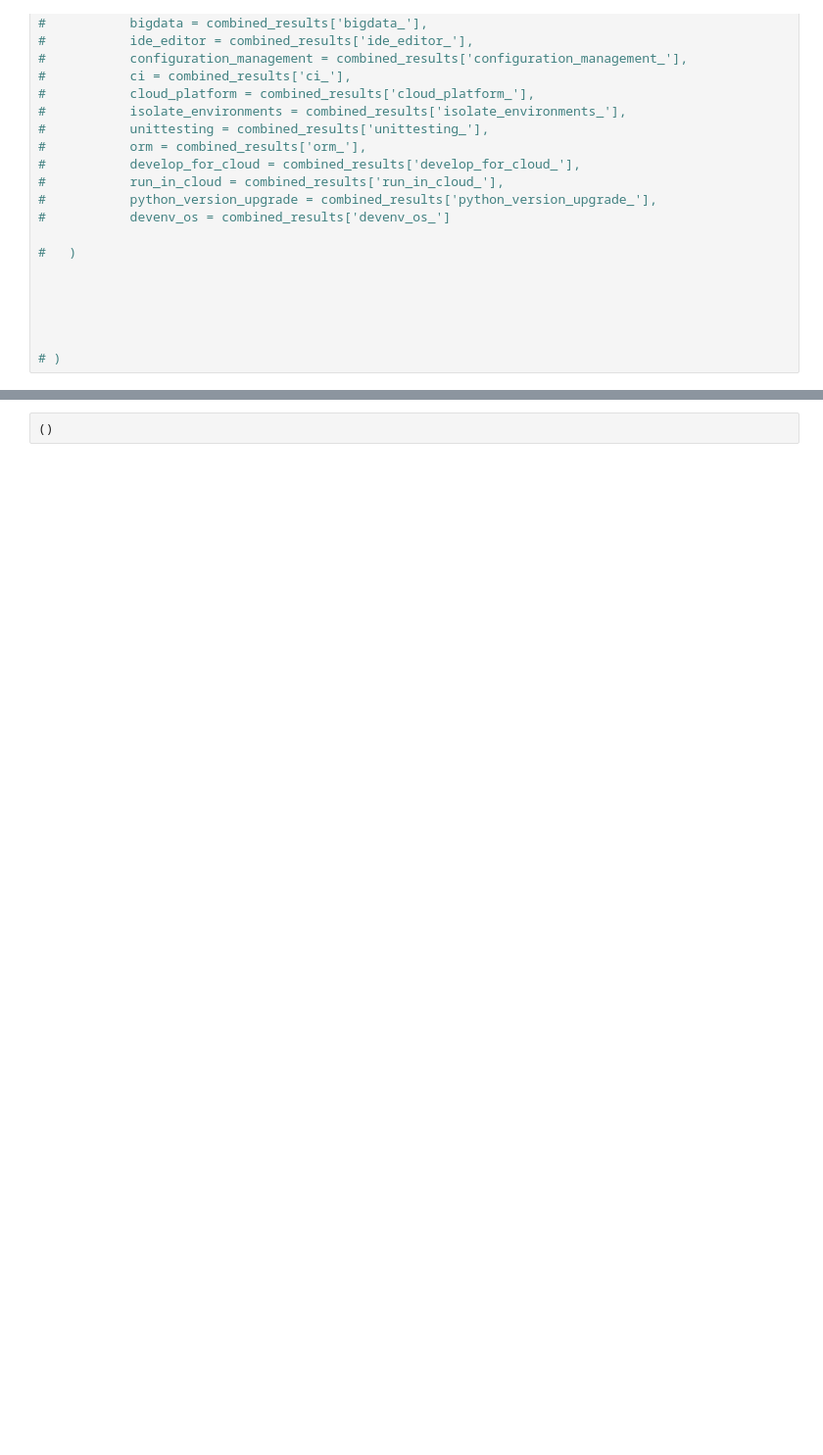
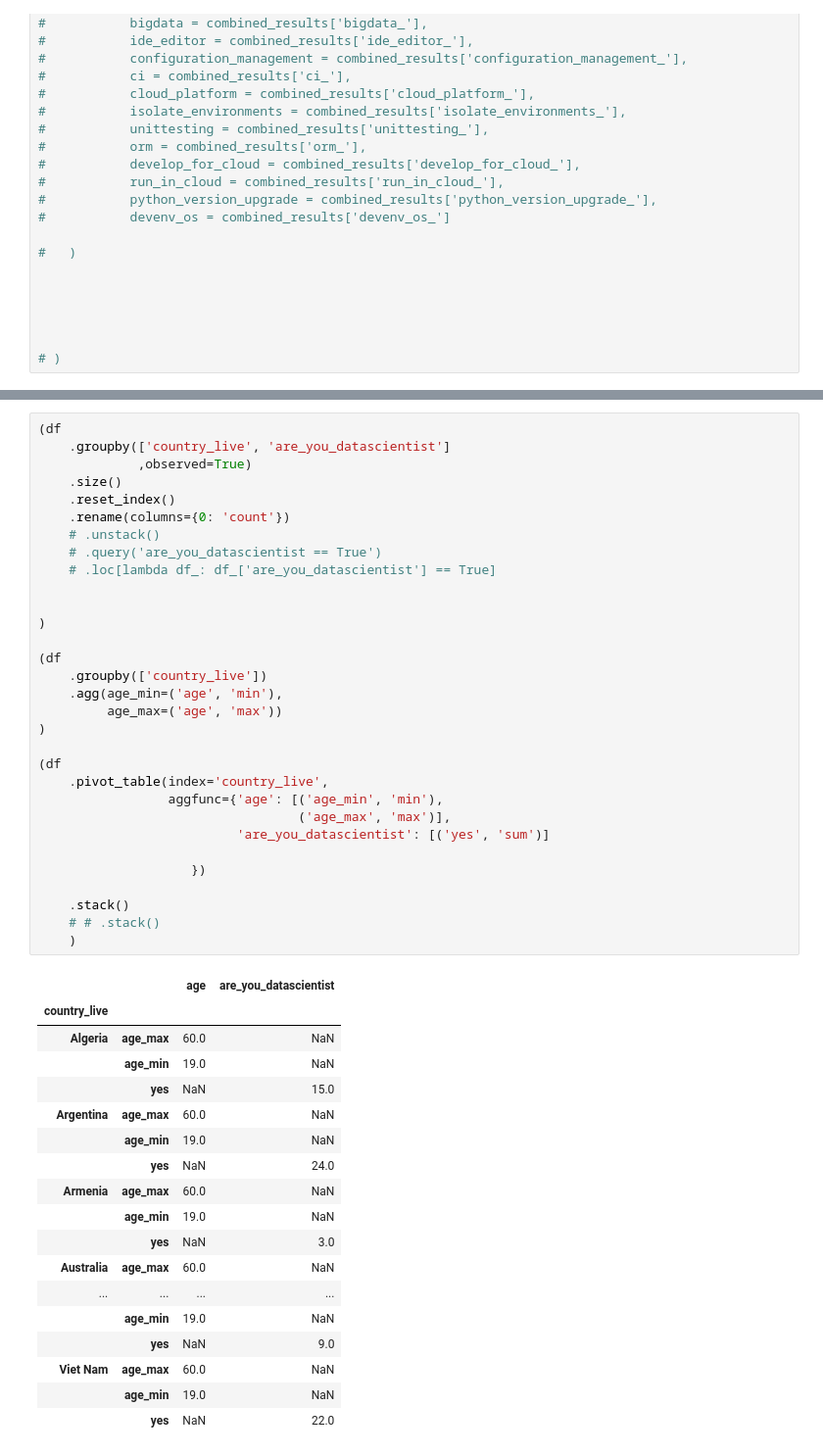
Before and after one commit to zhefeng687/effective_pandas, a Jupyter notebook: code/pandas_practice.ipynb, the cells around one changed output, grey strips where cells are left out. Shown at 98% size. Drawn from its saved outputs; the diff is of its cells as text; blank space fills up the shorter version.

```diff
--- a/code/pandas_practice.ipynb
+++ b/code/pandas_practice.ipynb
@@ -582,2 +590,50 @@ Name: count, dtype: int64
-# %%
-()
+# %%
+(df
+	.groupby(['country_live', 'are_you_datascientist']
+             ,observed=True)
+    .size()
+    .reset_index()
+    .rename(columns={0: 'count'})
+    # .unstack()
+	# .query('are_you_datascientist == True')
+    # .loc[lambda df_: df_['are_you_datascientist'] == True]
+
+
+)
+
+(df
+ 	.groupby(['country_live'])
+    .agg(age_min=('age', 'min'),
+         age_max=('age', 'max'))
+)
+
+(df
+ 	.pivot_table(index='country_live',
+                 aggfunc={'age': [('age_min', 'min'),
+                                  ('age_max', 'max')],
+                          'are_you_datascientist': [('yes', 'sum')]
+
+					})
+
+	.stack()
+    # # .stack()
+	)
+# %% [output]
+|  |  | age | are_you_datascientist |
+| country_live |  |  |  |
+| Algeria | age_max | 60.0 | NaN |
+|  | age_min | 19.0 | NaN |
+|  | yes | NaN | 15.0 |
+| Argentina | age_max | 60.0 | NaN |
+|  | age_min | 19.0 | NaN |
+|  | yes | NaN | 24.0 |
+| Armenia | age_max | 60.0 | NaN |
+|  | age_min | 19.0 | NaN |
+|  | yes | NaN | 3.0 |
+| Australia | age_max | 60.0 | NaN |
+| ... | ... | ... | ... |
+|  | age_min | 19.0 | NaN |
+|  | yes | NaN | 9.0 |
+| Viet Nam | age_max | 60.0 | NaN |
+|  | age_min | 19.0 | NaN |
+|  | yes | NaN | 22.0 |
```
Also changed, not shown: parts of 15 cells of this notebook.
